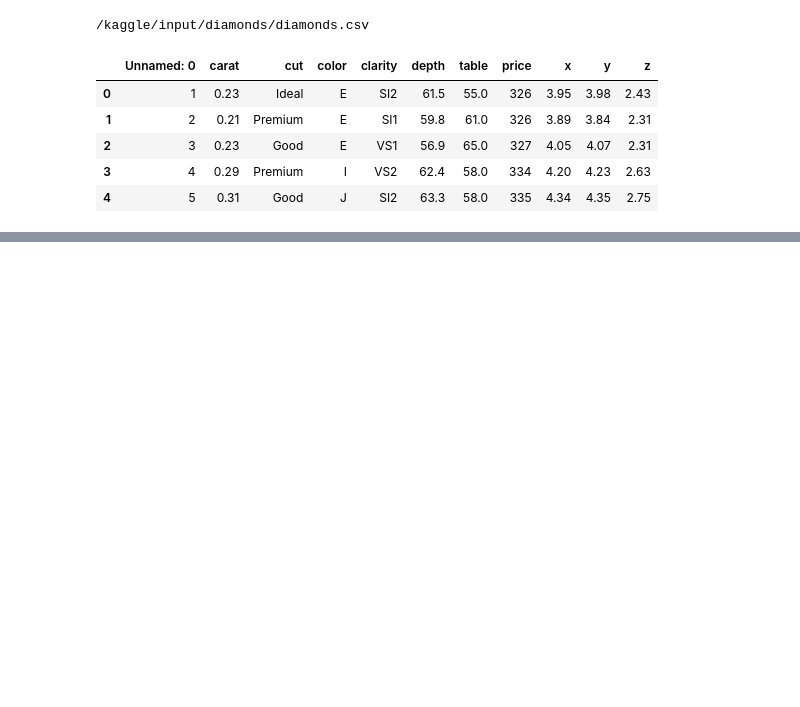
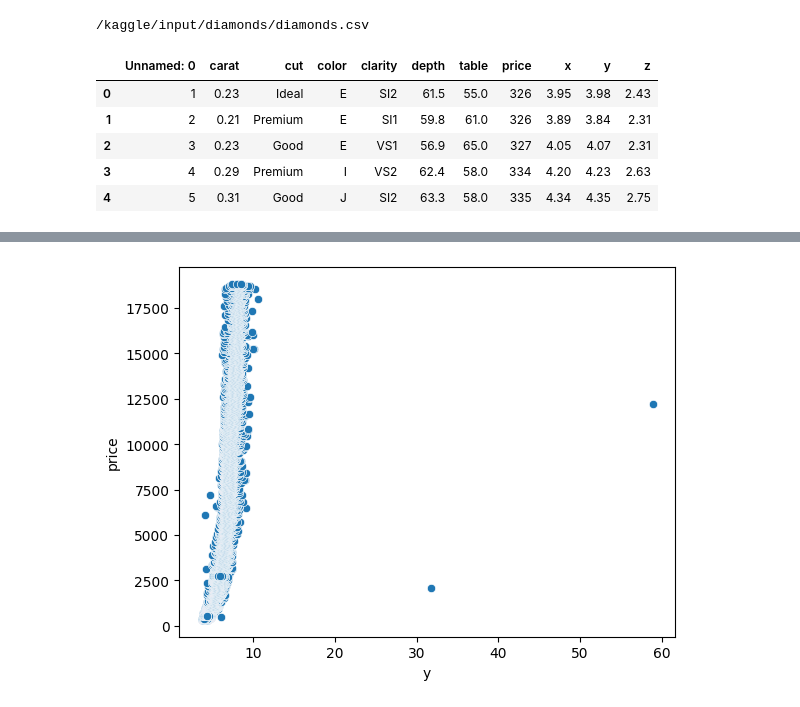
Before and after one commit to atanurgul/DiamondsDataML, a Jupyter notebook: MLdiamonds.ipynb, the cells around one changed output, grey strips where cells are left out. Drawn from its saved outputs; the diff is of its cells as text; code cells hidden in the pictures; blank space fills up the shorter version.

```diff
--- a/MLdiamonds.ipynb
+++ b/MLdiamonds.ipynb
@@ -34,0 +153,5 @@ df.head()
+# %%
+sns.scatterplot(x=df["y"],y=df["price"])
+plt.show()
+# %% [output]
+[figure, added]
```
Also changed, not shown: parts of 38 cells of this notebook.
